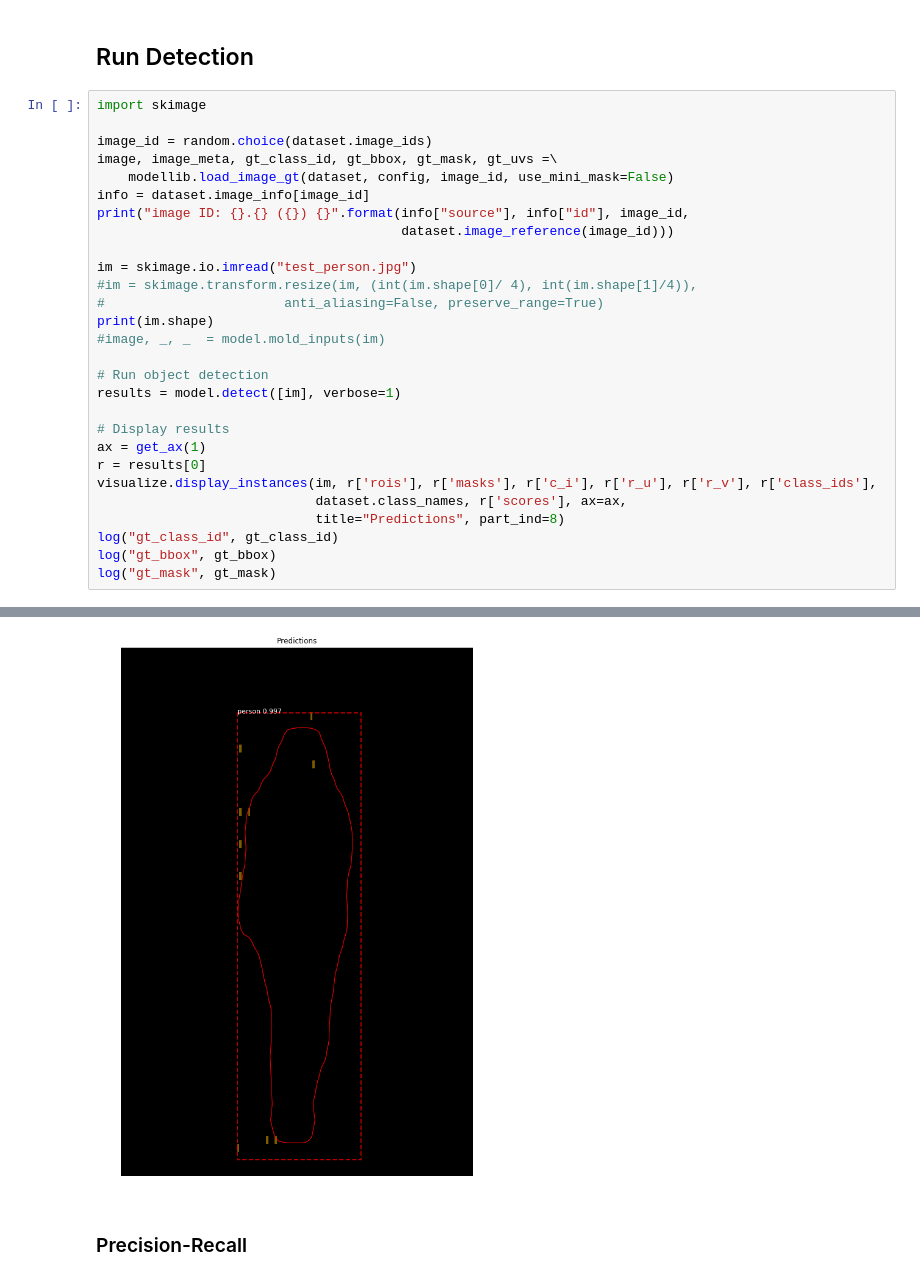
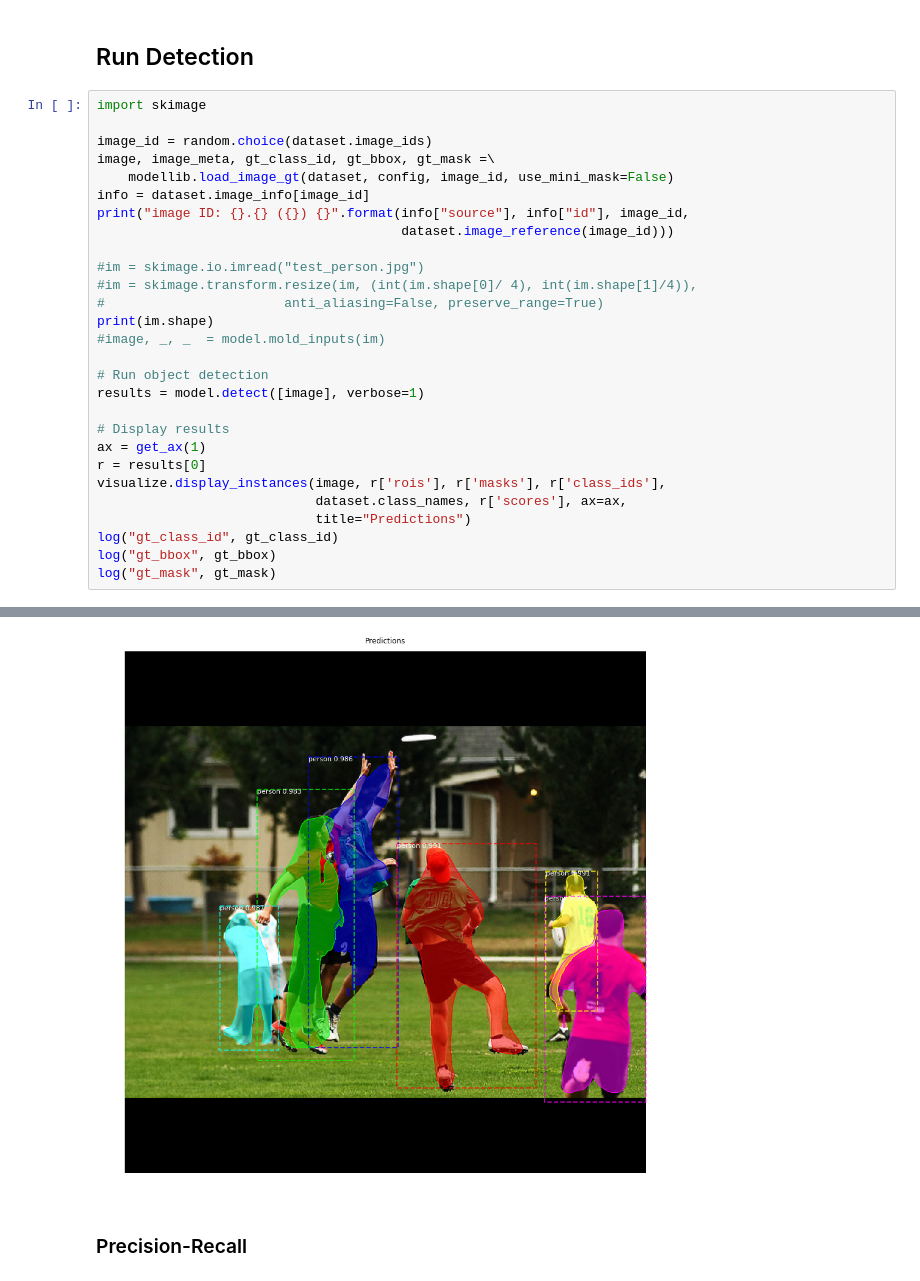
Before and after one commit to GianKiMoon/Mask_RCNN, a Jupyter notebook: samples/densepose/inspect_model.ipynb, the cells around one changed output, grey strips where cells are left out. Cells and saved outputs as stored; diff of their text form.

```diff
--- a/samples/densepose/inspect_model.ipynb
+++ b/samples/densepose/inspect_model.ipynb
@@ -154,27 +153,27 @@ Loading weights  C:\Users\giki01\Documents\Mask_RCNN\mask_rcnn_densepose_0003.h5
 import skimage
 
 image_id = random.choice(dataset.image_ids)
-image, image_meta, gt_class_id, gt_bbox, gt_mask, gt_uvs =\
+image, image_meta, gt_class_id, gt_bbox, gt_mask =\
     modellib.load_image_gt(dataset, config, image_id, use_mini_mask=False)
 info = dataset.image_info[image_id]
 print("image ID: {}.{} ({}) {}".format(info["source"], info["id"], image_id,
                                        dataset.image_reference(image_id)))
 
-im = skimage.io.imread("test_person.jpg")
+#im = skimage.io.imread("test_person.jpg")
 #im = skimage.transform.resize(im, (int(im.shape[0]/ 4), int(im.shape[1]/4)),
 #                       anti_aliasing=False, preserve_range=True)
 print(im.shape)
 #image, _, _  = model.mold_inputs(im)
 
 # Run object detection
-results = model.detect([im], verbose=1)
+results = model.detect([image], verbose=1)
 
 # Display results
 ax = get_ax(1)
 r = results[0]
-visualize.display_instances(im, r['rois'], r['masks'], r['c_i'], r['r_u'], r['r_v'], r['class_ids'],
+visualize.display_instances(image, r['rois'], r['masks'], r['class_ids'],
                             dataset.class_names, r['scores'], ax=ax,
-                            title="Predictions", part_ind=8)
+                            title="Predictions")
 log("gt_class_id", gt_class_id)
 log("gt_bbox", gt_bbox)
 log("gt_mask", gt_mask)
@@ -193,4 +191,4 @@ gt_mask                  shape: (1024, 1024, 3)       min:    0.00000  max:    1
-[figure, old version]
+[figure, new version]
 # %% [markdown]
 ### Precision-Recall
 # %%
```
Also changed, not shown: parts of 5 cells of this notebook, 13 other files.
